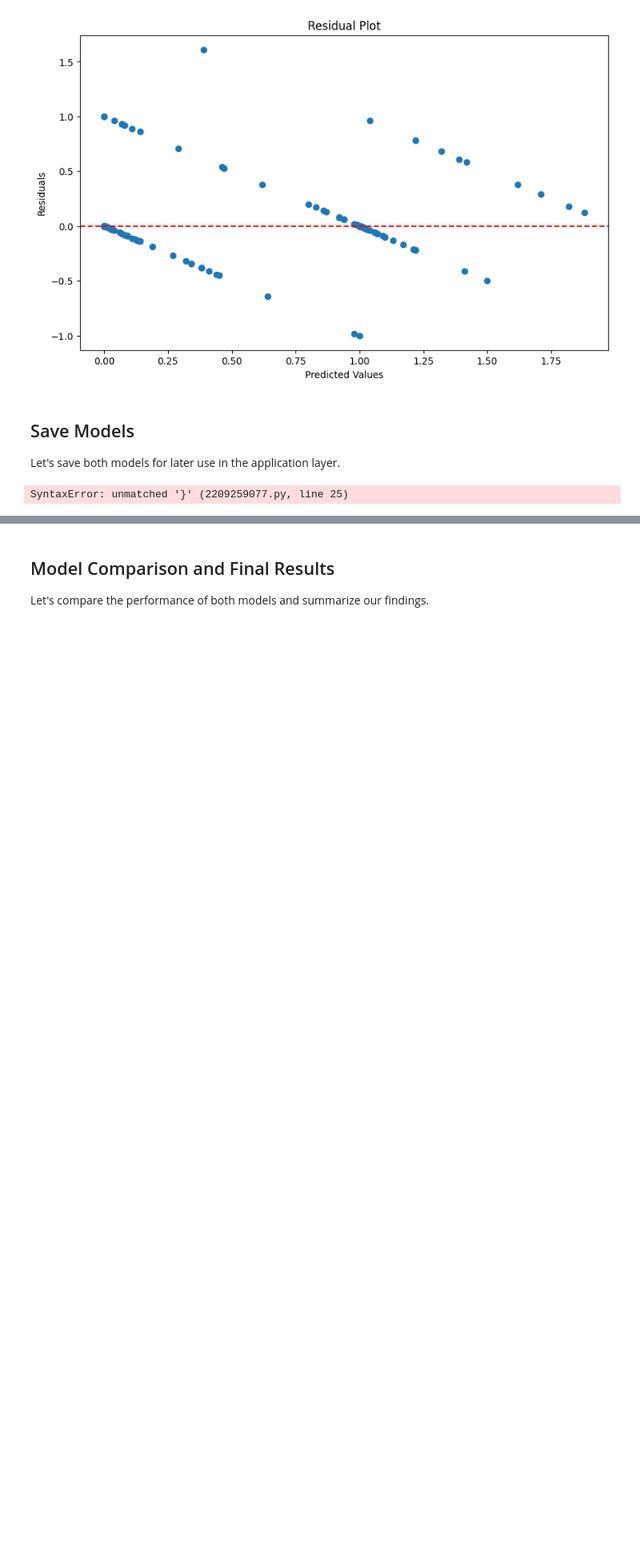
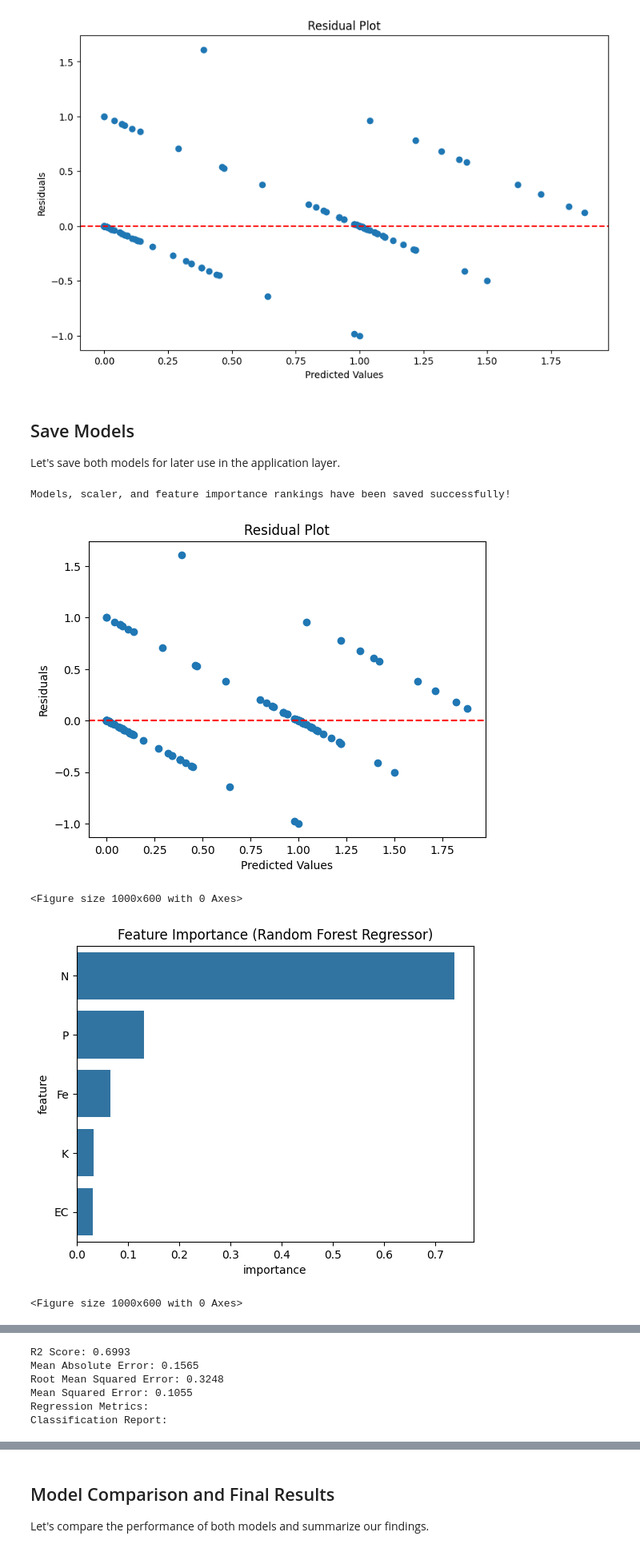
Before and after one commit to SoumyadipYT-OSS/SDP_Agri_Swastha, a Jupyter notebook: Models/soil_fertility_analysis_rnd_frst.ipynb, the cells around one changed output, grey strips where cells are left out. Shown at 80% size. Saved outputs shown, nothing was run; the diff lists cells and outputs as text; code cells hidden in the pictures; blank space fills up the shorter version.

```diff
--- a/Models/soil_fertility_analysis_rnd_frst.ipynb
+++ b/Models/soil_fertility_analysis_rnd_frst.ipynb
@@ -351,18 +351,25 @@ plt.axhline(y=0, color='r', linestyle='--')
 plt.scatter(y_pred_reg, residuals)
 plt.figure(figsize=(10, 6))
 residuals = y_test - y_pred_reg
+
+
 # Plot residuals
 plt.show()
 plt.title('Feature Importance (Random Forest Regressor)')
 sns.barplot(x='importance', y='feature', data=feature_importance_reg)
 plt.figure(figsize=(10, 6))
+feature_importance_reg = pd.DataFrame({
+    'feature': X.columns,
+    'importance': rf_regressor.feature_importances_
 }).sort_values('importance', ascending=False)
-    'importance': rf_regressor.feature_importances_
-    'feature': X.columns,
-feature_importance_reg = pd.DataFrame({
+
+
 # Plot feature importance for regressor
 plt.show()
+plt.scatter(y_test, y_pred_reg)
 plt.text(0.05, 0.95, f'R² = {r2:.4f}', transform=plt.gca().transAxes)
+
+
 # Add R² value to plot
 plt.title('Actual vs Predicted Values (Random Forest Regressor)')
 plt.ylabel('Predicted Values')
@@ -370,21 +377,27 @@ plt.xlabel('Actual Values')
 plt.plot(y_test, p(y_test), "r--", alpha=0.8)
 p = np.poly1d(z)
 z = np.polyfit(y_test, y_pred_reg, 1)
+
+
 # Add confidence intervals
 plt.plot([y_test.min(), y_test.max()], [y_test.min(), y_test.max()], 'r--', lw=2)
+
 
 plt.show()
 plt.legend(loc='lower right')
 plt.title('Receiver Operating Characteristic (ROC) Curve')
 plt.ylabel('True Positive Rate')
 
+
 # Perfect prediction line
 
 plt.xlabel('False Positive Rate')
 plt.ylim([0.0, 1.05])
 plt.scatter(y_test, y_pred_reg, alpha=0.5)
+
 # Scatter plot of actual vs predicted
 plt.figure(figsize=(10, 6))
+
 # Plot actual vs predicted values with confidence intervals
 print(f"R2 Score: {r2:.4f}")
 print(f"Mean Absolute Error: {mae:.4f}")
@@ -395,47 +408,67 @@ mae = np.mean(np.abs(y_test - y_pred_reg))
 rmse = np.sqrt(mse)
 r2 = r2_score(y_test, y_pred_reg)
 mse = mean_squared_error(y_test, y_pred_reg)
+
 # Calculate regression metrics
 y_pred_reg = rf_regressor.predict(X_test_scaled)
 
-plt.xlim([0.0, 1.0])
-plt.plot([0, 1], [0, 1], color='navy', lw=2, linestyle='--')
 # Make predictions with best model
 y_pred_clf = best_clf.predict(X_test_scaled)
+y_pred_proba = best_clf.predict_proba(X_test_scaled)[:, 1]
 
-plt.plot(fpr, tpr, color='darkorange', lw=2, label=f'ROC curve (AUC = {roc_auc:.2f})')
+
+
+# Calculate ROC curve for each class
+n_classes = 3
+fpr = dict()
+tpr = dict()
+roc_auc = dict()
+
+for i in range(n_classes):
+    fpr[i], tpr[i], _ = roc_curve(y_test_bin[:, i], y_score[:, i])
+    roc_auc[i] = auc(fpr[i], tpr[i])
+
+# Plot ROC curves for each class
+plt.figure(figsize=(8, 6))
+plt.plot([0, 1], [0, 1], color='navy', lw=2, linestyle='--')
+
+colors = ['blue', 'red', 'green']
+for i, color in zip(range(n_classes), colors):
+    plt.plot(fpr[i], tpr[i], color=color, lw=2,
+             label=f'ROC curve class {i} (AUC = {roc_auc[i]:.2f})')
+plt.xlim([0.0, 1.0])
+
+
 # Print classification metrics
 print("Classification Report:")
-
-plt.figure(figsize=(8, 6))
-roc_auc = auc(fpr, tpr)
-fpr, tpr, _ = roc_curve(y_test, y_pred_proba)
-
-y_pred_proba = best_clf.predict_proba(X_test_scaled)[:, 1]
 
 from sklearn.metrics import roc_curve, auc
 # Plot ROC curve
 
 plt.show()
 plt.title('Feature Importance (Random Forest Classifier)')
 sns.barplot(x='importance', y='feature', data=feature_importance)
 
 plt.figure(figsize=(10, 6))
+feature_importance = pd.DataFrame({
+    'feature': X.columns,
+    'importance': best_clf.feature_importances_
 }).sort_values('importance', ascending=False)
-    'importance': best_clf.feature_importances_
-    'feature': X.columns,
-feature_importance = pd.DataFrame({
 
 # Plot feature importance
 plt.show()
 plt.ylabel('Actual')
 plt.xlabel('Predicted')
 plt.title('Confusion Matrix')
 print(classification_report(y_test, y_pred_clf))
 
 sns.heatmap(cm, annot=True, fmt='d', cmap='Blues')
 cm = confusion_matrix(y_test, y_pred_clf)
 # Plot confusion matrix
 plt.figure(figsize=(8, 6))
 # %% [output]
-SyntaxError: unmatched '}' (2209259077.py, line 25)
+Models, scaler, and feature importance rankings have been saved successfully!
+[figure, added]
+<Figure size 1000x600 with 0 Axes>
+[figure, added]
+<Figure size 1000x600 with 0 Axes>
@@ -441,0 +476,6 @@ SyntaxError: unmatched '}' (2209259077.py, line 25)
+R2 Score: 0.6993
+Mean Absolute Error: 0.1565
+Root Mean Squared Error: 0.3248
+Mean Squared Error: 0.1055
+Regression Metrics:
+Classification Report:
```
Also changed, not shown: parts of 3 cells of this notebook, 5 other files.
